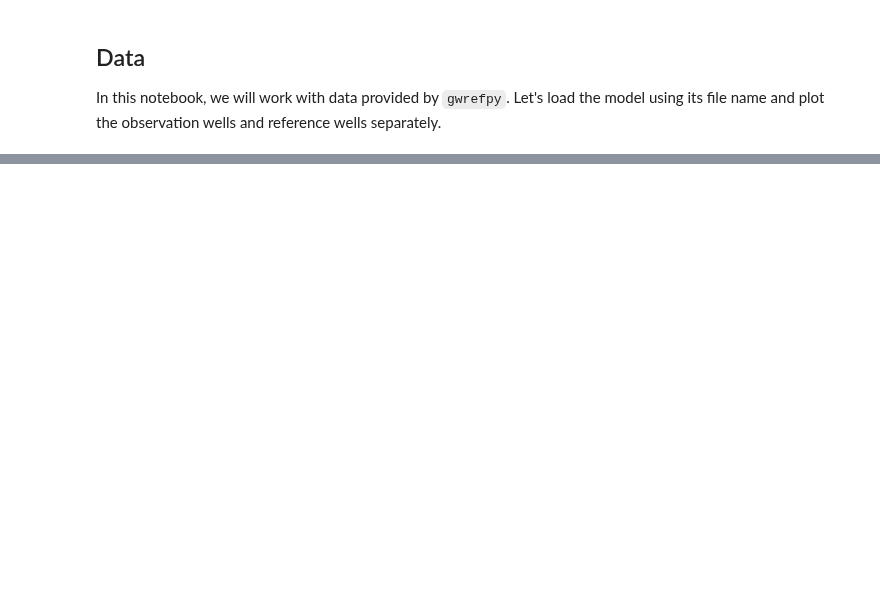
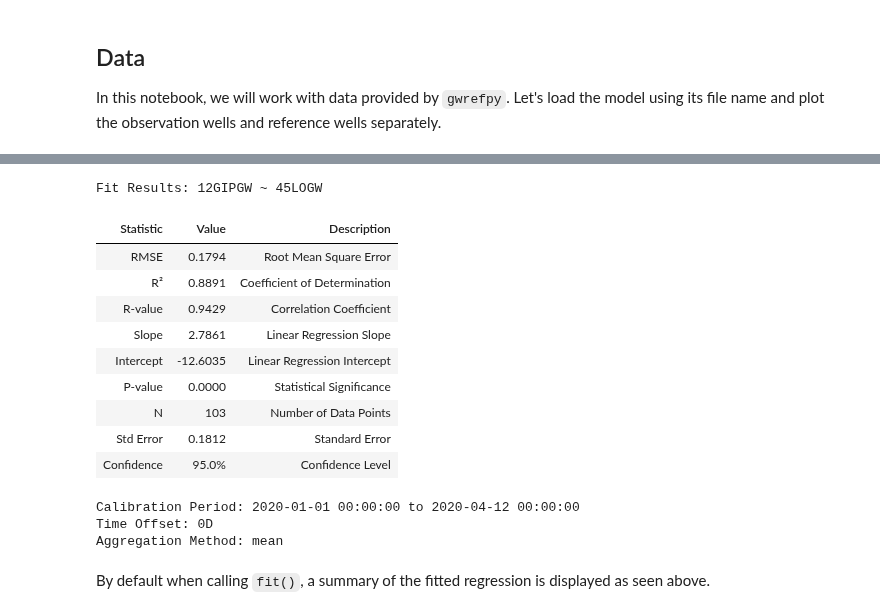
Before and after one commit to sgfsweden/gwrefpy, a Jupyter notebook: docs/user_guide/2_fitting_wells.ipynb, the cells around one changed output, grey strips where cells are left out. Cells and saved outputs as stored; diff of their text form; code cells hidden in the pictures; blank space fills up the shorter version.

```diff
--- a/docs/user_guide/2_fitting_wells.ipynb
+++ b/docs/user_guide/2_fitting_wells.ipynb
@@ -42,0 +73,23 @@ After
+# %%
+model.fit(
+    obs_well="12GIPGW",
+    ref_well="45LOGW",
+    offset="0D",
+)
+# %% [output]
+Fit Results: 12GIPGW ~ 45LOGW
+| Statistic | Value | Description |
+| RMSE | 0.1794 | Root Mean Square Error |
+| R² | 0.8891 | Coefficient of Determination |
+| R-value | 0.9429 | Correlation Coefficient |
+| Slope | 2.7861 | Linear Regression Slope |
+| Intercept | -12.6035 | Linear Regression Intercept |
+| P-value | 0.0000 | Statistical Significance |
+| N | 103 | Number of Data Points |
+| Std Error | 0.1812 | Standard Error |
+| Confidence | 95.0% | Confidence Level |
+Calibration Period: 2020-01-01 00:00:00 to 2020-04-12 00:00:00
+Time Offset: 0D
+Aggregation Method: mean
+# %% [markdown]
+By default when calling `fit()`, a summary of the fitted regression is displayed as seen above.
```
Also changed, not shown: parts of 7 cells of this notebook.
